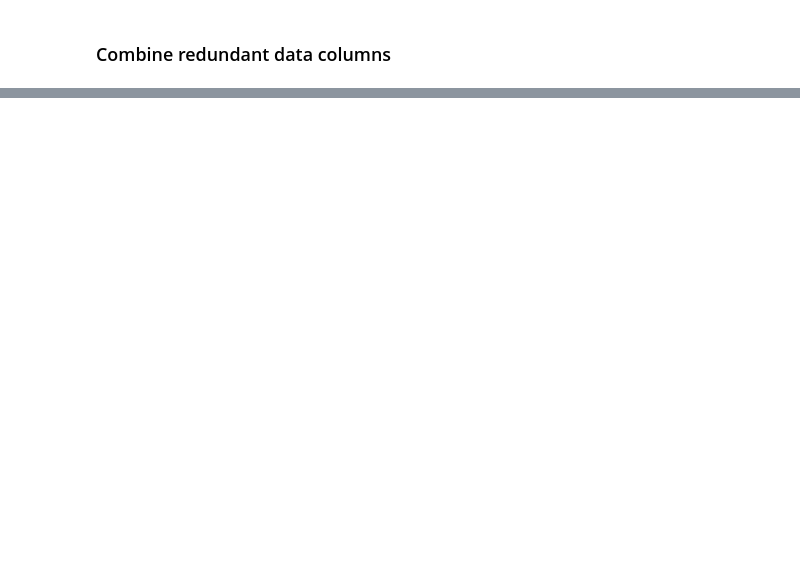
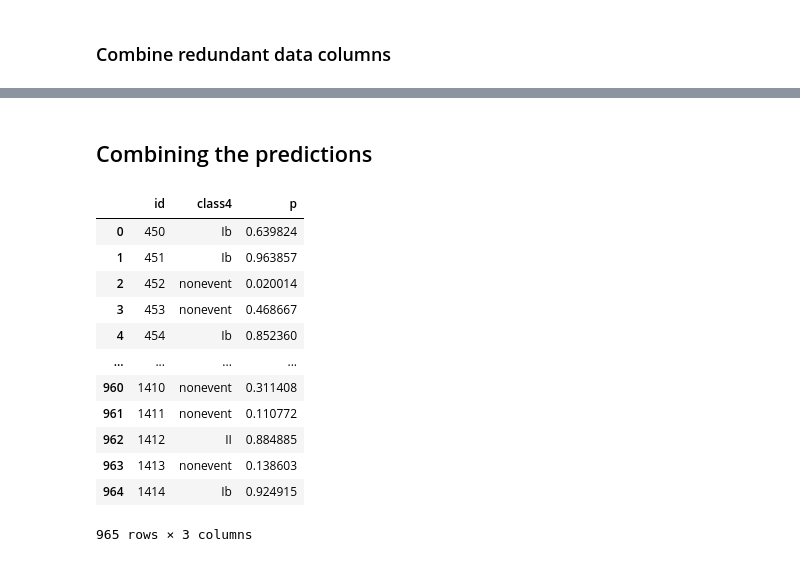
Before and after one commit to em-t/ATM4171-term-project, a Jupyter notebook: notebooks/individual_categories/logistic_regression_exploratory.ipynb, the cells around one changed output, grey strips where cells are left out. Cells and saved outputs as stored; diff of their text form; code cells hidden in the pictures; blank space fills up the shorter version.

```diff
--- a/notebooks/individual_categories/logistic_regression_exploratory.ipynb
+++ b/notebooks/individual_categories/logistic_regression_exploratory.ipynb
@@ -247,0 +259,2 @@ Text(0.5, 0.98, 'Class2 Classification combined mean & std values')
+# %%
+event4_lasso = LogisticRegression(C=0.17, l1_ratio=1, solver='liblinear', max_iter=20000, class_weight='balanced')
@@ -247,0 +276,3 @@ Text(0.5, 0.98, 'Class2 Classification combined mean & std values')
+# %%
+# Scaled test data
+X_test_final = df_test_combo[combined_numeric_vars]
@@ -247,0 +281,33 @@ Text(0.5, 0.98, 'Class2 Classification combined mean & std values')
+# %%
+y_test_final_pred = event2_model.predict(X_test_final)
+y_test_final_proba = event2_model.predict_proba(X_test_final)
+
+#Scaling the data for event classification
+y_test_final_ev_pred = event4_lasso.predict(X_test_final)
+# %% [markdown]
+## Combining the predictions
+# %%
+#Use event prediction to fill the event type for samples predicted as event
+class_4_pred = np.where(y_test_final_pred == 'event', y_test_final_ev_pred, 'nonevent')
+#Combining the predictions into a dataframe for submission
+classes = list(event2_model.classes_)
+submission_df = pd.DataFrame({
+    'id': df_test['id'],
+    'class4': class_4_pred,
+    'p': y_test_final_proba[:, classes.index('event')]
+})
+submission_df
+# %% [output]
+|  | id | class4 | p |
+| 0 | 450 | Ib | 0.639824 |
+| 1 | 451 | Ib | 0.963857 |
+| 2 | 452 | nonevent | 0.020014 |
+| 3 | 453 | nonevent | 0.468667 |
+| 4 | 454 | Ib | 0.852360 |
+| ... | ... | ... | ... |
+| 960 | 1410 | nonevent | 0.311408 |
+| 961 | 1411 | nonevent | 0.110772 |
+| 962 | 1412 | II | 0.884885 |
+| 963 | 1413 | nonevent | 0.138603 |
+| 964 | 1414 | Ib | 0.924915 |
+965 rows × 3 columns
```
Also changed, not shown: parts of 13 cells of this notebook, 1 other file.
